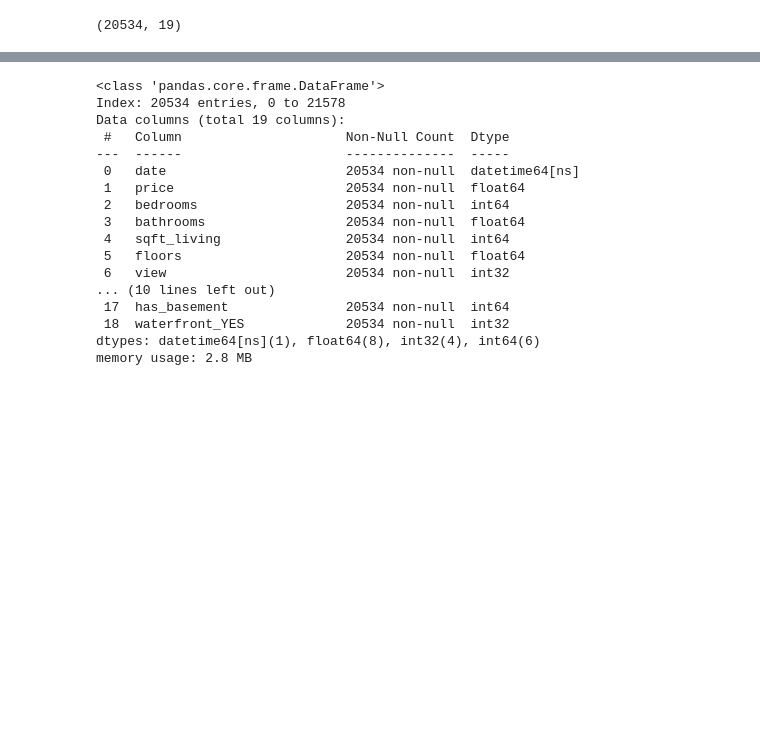
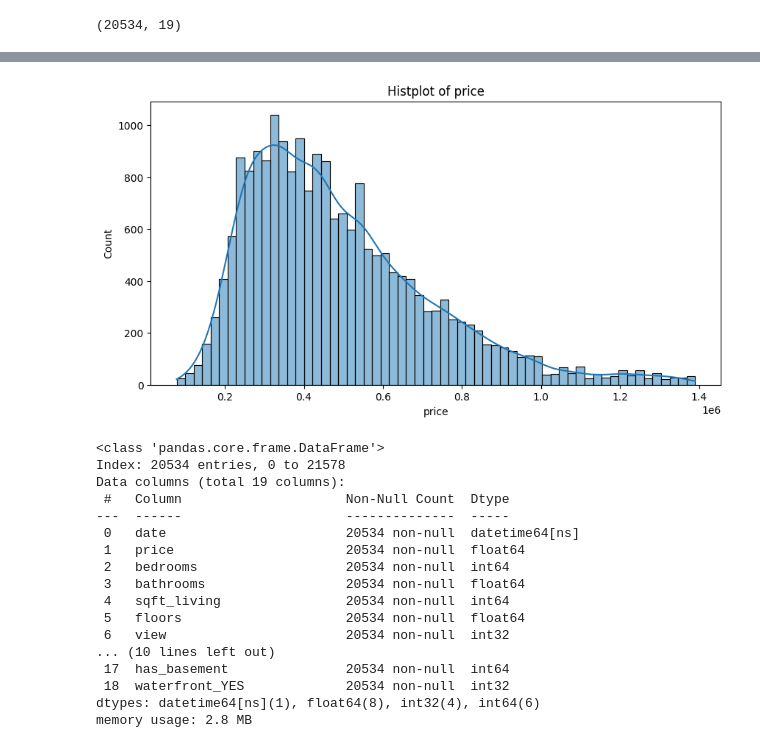
Before and after one commit to robbymumo/DSF-FT06-GROUP-2-PHASE---PROJECT, a Jupyter notebook: student.ipynb, the cells around one changed output, grey strips where cells are left out. Saved outputs shown, nothing was run; the diff lists cells and outputs as text; code cells hidden in the pictures; blank space fills up the shorter version.

```diff
--- a/student.ipynb
+++ b/student.ipynb
@@ -1091,3 +1092,8 @@ filtered_df.shape
+# %%
+create_custom_plot(filtered_df, 'histplot', 'price')
+plt.show()
+# %% [output]
+[figure, added]
 # %%
 filtered_df.info()
 # %% [output]
```
Also changed, not shown: parts of 14 cells of this notebook, 1 other file.
